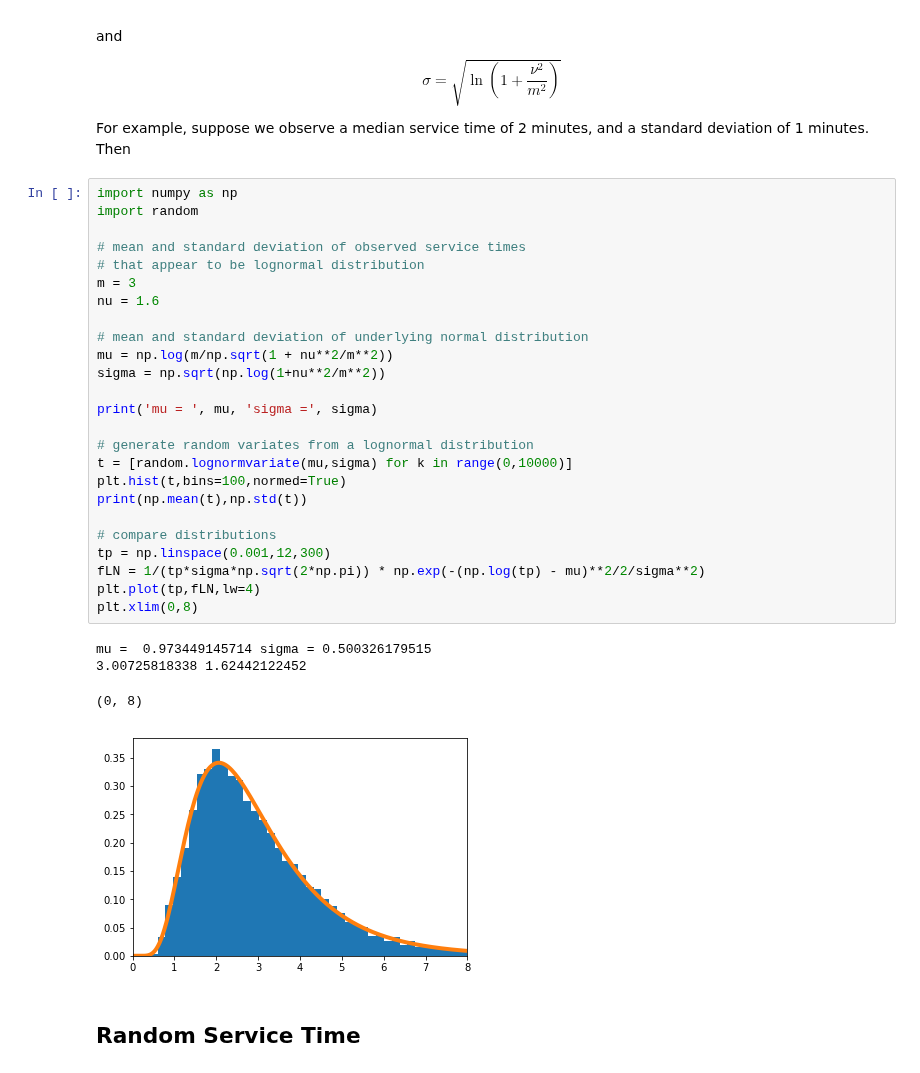
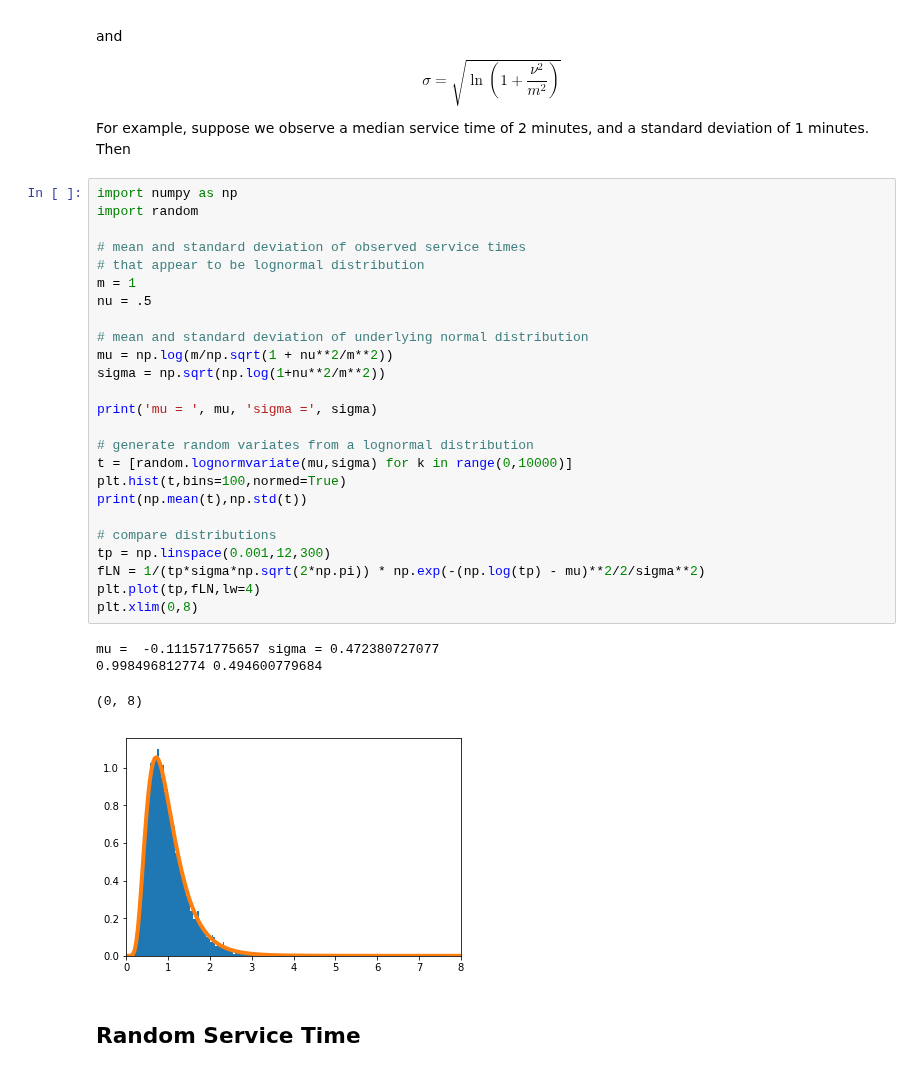
Before and after one commit to jckantor/CBE40455, a Jupyter notebook: notebooks/Queuing Systems.ipynb, the cells around one changed output. Saved outputs shown, nothing was run; the diff lists cells and outputs as text.

```diff
--- a/notebooks/Queuing Systems.ipynb
+++ b/notebooks/Queuing Systems.ipynb
@@ -281,33 +296,33 @@ For example, suppose we observe a median service time of 2 minutes, and a standa
 # %%
 import numpy as np
 import random
 
 # mean and standard deviation of observed service times
 # that appear to be lognormal distribution
-m = 3
-nu = 1.6
+m = 1
+nu = .5
 
 # mean and standard deviation of underlying normal distribution
 mu = np.log(m/np.sqrt(1 + nu**2/m**2))
 sigma = np.sqrt(np.log(1+nu**2/m**2))
 
 print('mu = ', mu, 'sigma =', sigma)
 
 # generate random variates from a lognormal distribution
 t = [random.lognormvariate(mu,sigma) for k in range(0,10000)]
 plt.hist(t,bins=100,normed=True)
 print(np.mean(t),np.std(t))
 
 # compare distributions
 tp = np.linspace(0.001,12,300)
 fLN = 1/(tp*sigma*np.sqrt(2*np.pi)) * np.exp(-(np.log(tp) - mu)**2/2/sigma**2)
 plt.plot(tp,fLN,lw=4)
 plt.xlim(0,8)
 # %% [output]
-mu =  0.973449145714 sigma = 0.500326179515
-3.00725818338 1.62442122452
+mu =  -0.111571775657 sigma = 0.472380727077
+0.998496812774 0.494600779684
 (0, 8)
-[figure, old version]
+[figure, new version]
 # %% [markdown]
 ## Random Service Time
 # %%
```
Also changed, not shown: parts of 15 cells of this notebook.
